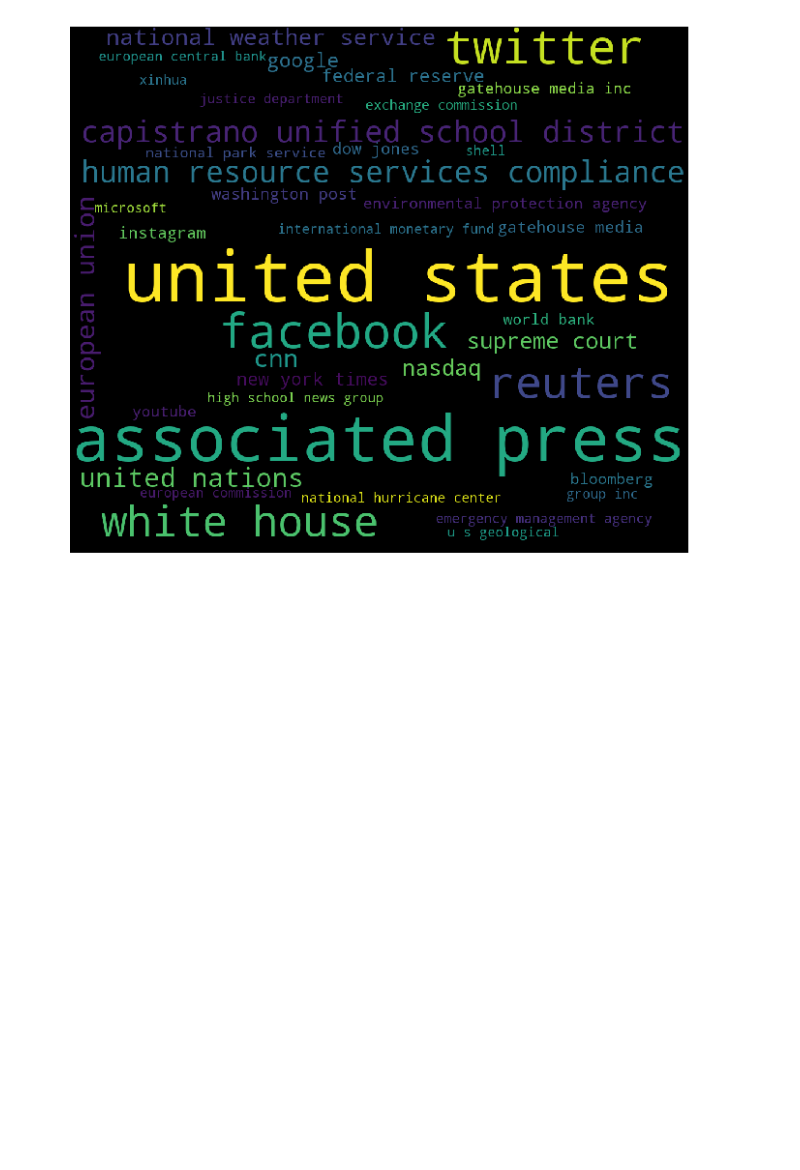
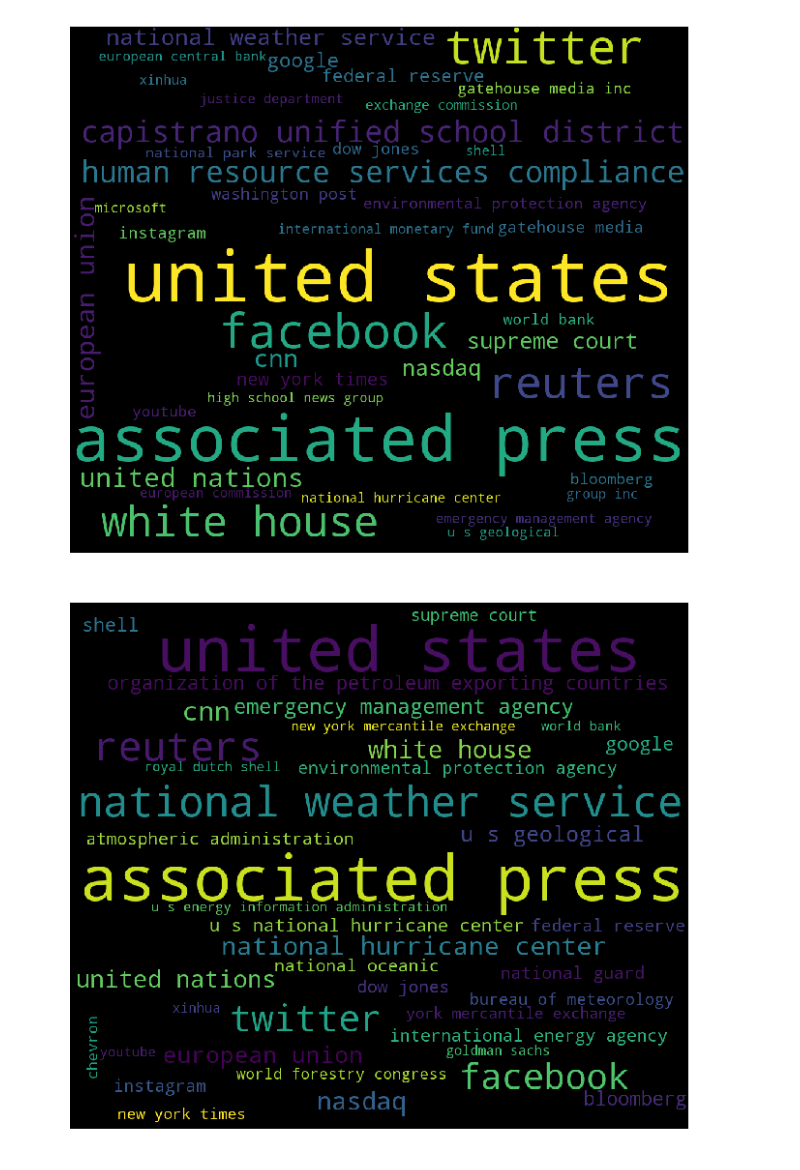
Before and after one commit to damlobster/ada2018, a Jupyter notebook: src/actors/actors_gkg.ipynb, the cells around one changed output. Saved outputs shown, nothing was run; the diff lists cells and outputs as text; code cells hidden in the pictures; blank space fills up the shorter version.

Commit message:
correct actors

```diff
--- a/src/actors/actors_gkg.ipynb
+++ b/src/actors/actors_gkg.ipynb
@@ -66,3 +76,13 @@ plt.axis('off')
 plt.show()
 # %% [output]
 [figure]
+# %%
+organizations = pd.read_csv("organizations_occurences.csv").head(40)
+organizations = organizations.set_index("Actor")
+wordcloud = WordCloud(width=1080, height=920, margin=0).generate_from_frequencies(organizations.to_dict()['Count'])
+plt.figure(figsize=(15, 10))
+plt.imshow(wordcloud)
+plt.axis('off')
+plt.show()
+# %% [output]
+[figure, added]
```
Also changed, not shown: parts of 2 cells of this notebook, 16 other files.
